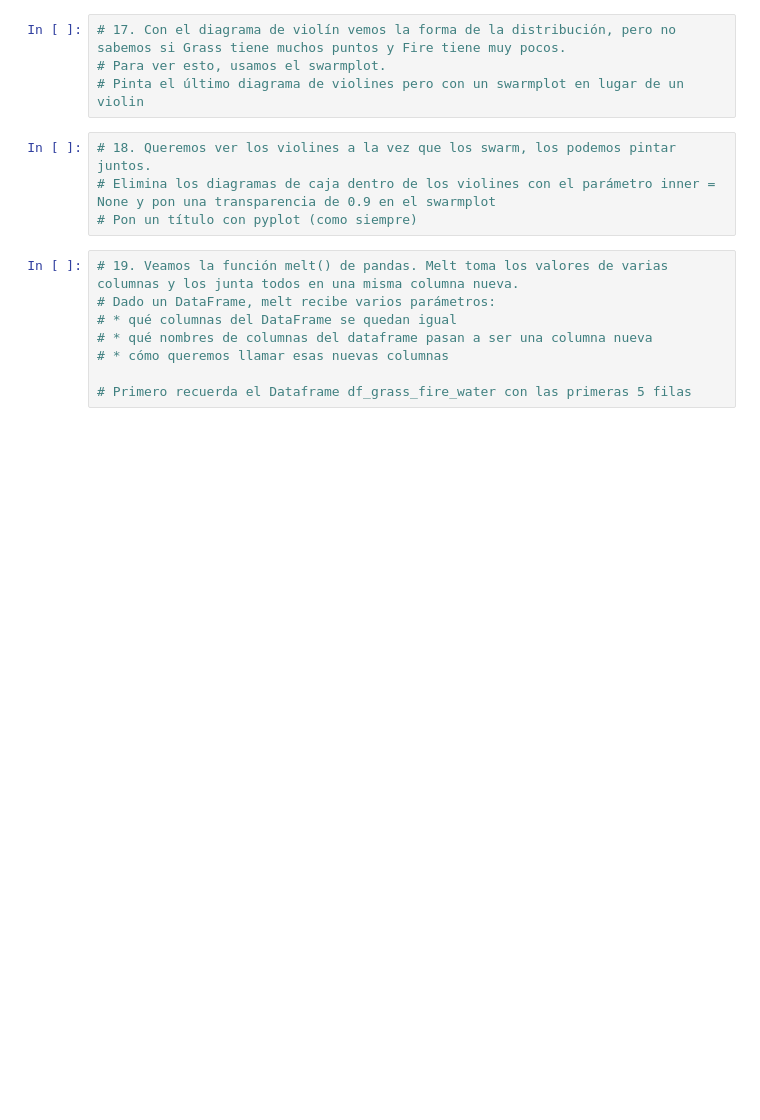
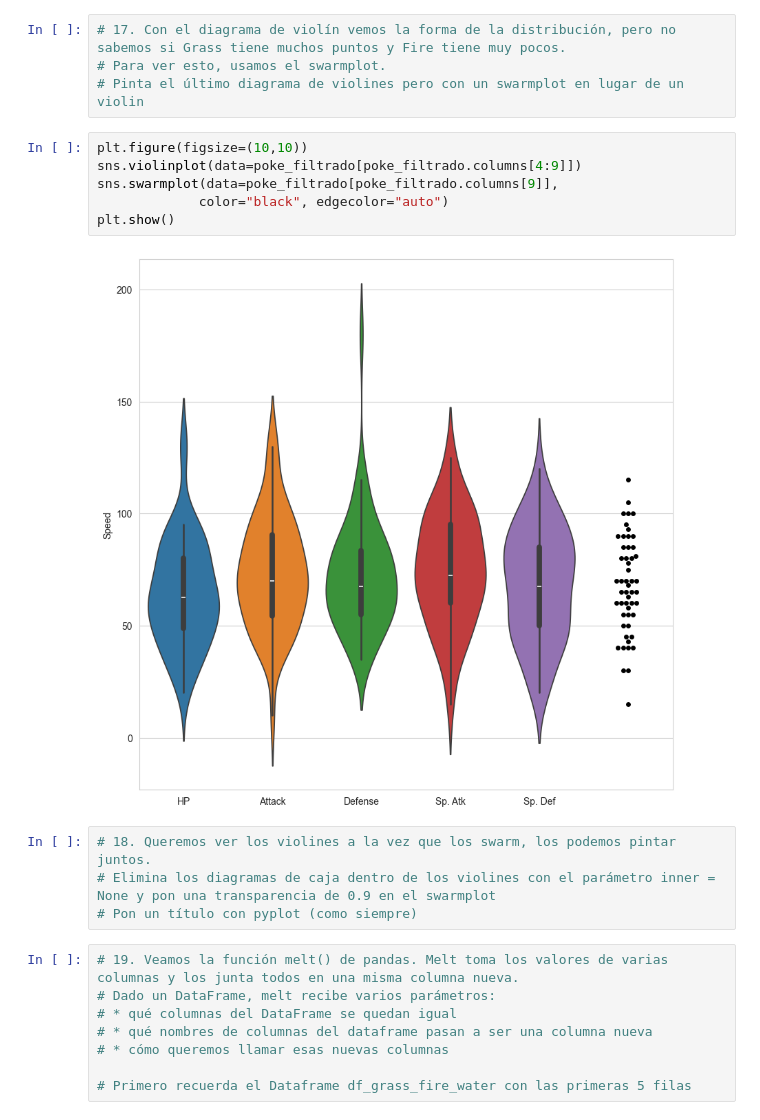
Before and after one commit to InigoLopez1999/2503_dsft_thebridge_inigolopez, a Jupyter notebook: 2-Data_Analysis/6-Visualización/2-Seaborn/Ejercicios/ejercicios_Seaborn.ipynb, the cells around one changed output. Cells and saved outputs as stored; diff of their text form; blank space fills up the shorter version.

```diff
--- a/2-Data_Analysis/6-Visualización/2-Seaborn/Ejercicios/ejercicios_Seaborn.ipynb
+++ b/2-Data_Analysis/6-Visualización/2-Seaborn/Ejercicios/ejercicios_Seaborn.ipynb
@@ -92,6 +180,14 @@ ejer_9
 # 17. Con el diagrama de violín vemos la forma de la distribución, pero no sabemos si Grass tiene muchos puntos y Fire tiene muy pocos.
 # Para ver esto, usamos el swarmplot.
 # Pinta el último diagrama de violines pero con un swarmplot en lugar de un violin
+# %%
+plt.figure(figsize=(10,10))
+sns.violinplot(data=poke_filtrado[poke_filtrado.columns[4:9]])
+sns.swarmplot(data=poke_filtrado[poke_filtrado.columns[9]],
+             color="black", edgecolor="auto")
+plt.show()
+# %% [output]
+[figure, added]
 # %%
 # 18. Queremos ver los violines a la vez que los swarm, los podemos pintar juntos.
 # Elimina los diagramas de caja dentro de los violines con el parámetro inner = None y pon una transparencia de 0.9 en el swarmplot
```
Also changed, not shown: parts of 21 cells of this notebook.
